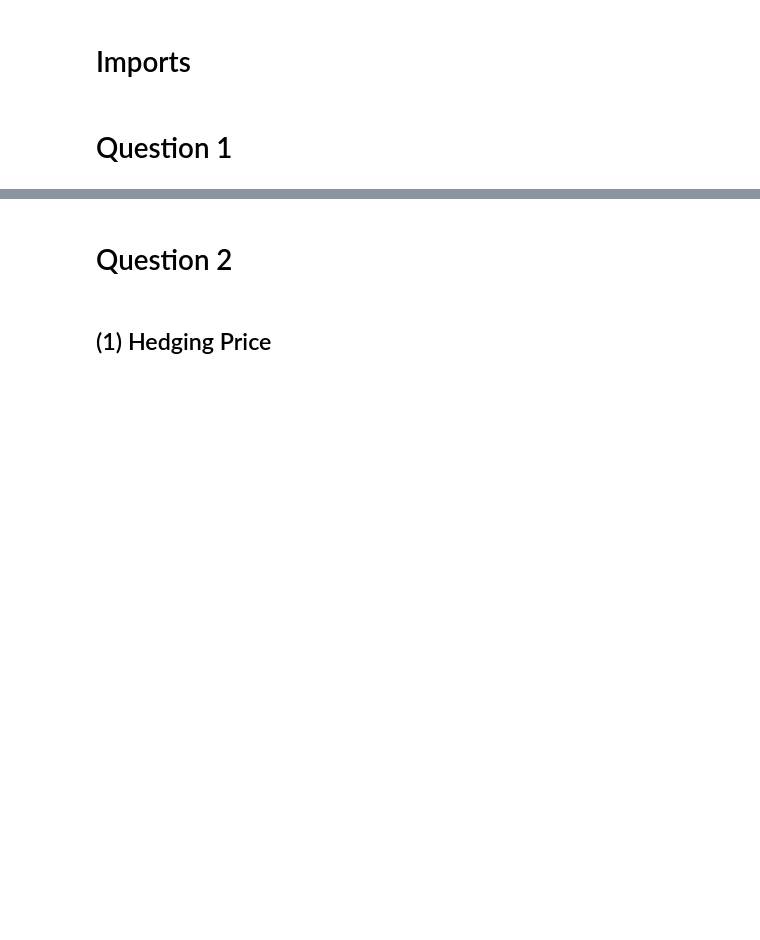
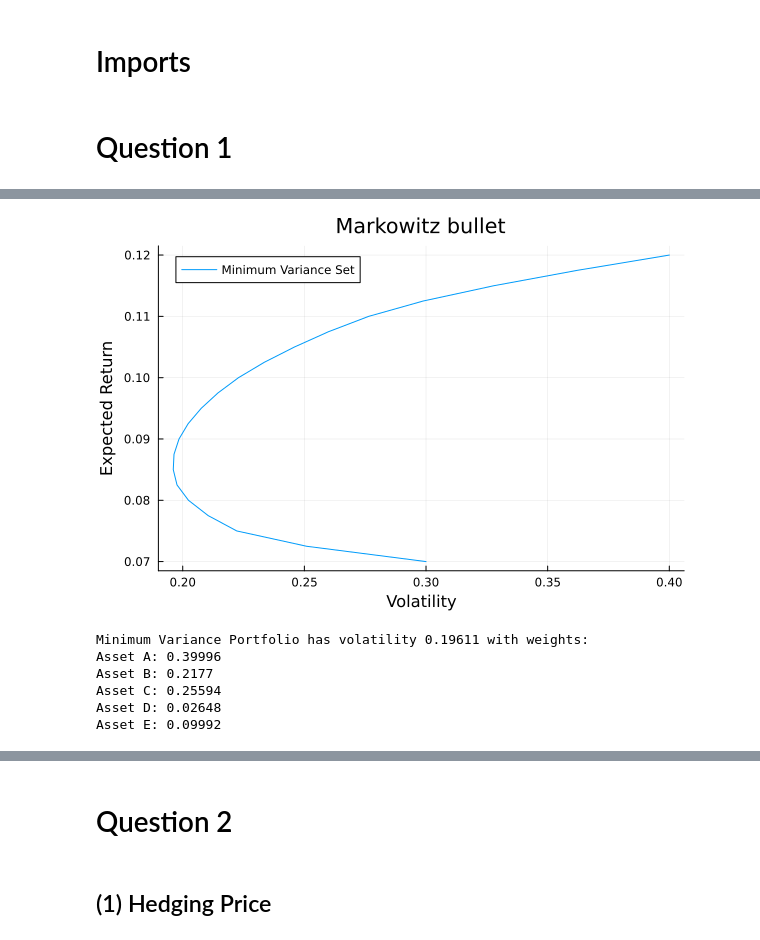
Before and after one commit to RowanHarley/JuliaAssignment1, a Jupyter notebook: Assignment 1 Final.ipynb, the cells around one changed output, grey strips where cells are left out. Saved outputs shown, nothing was run; the diff lists cells and outputs as text; code cells hidden in the pictures; blank space fills up the shorter version.

```diff
--- a/Assignment 1 Final.ipynb
+++ b/Assignment 1 Final.ipynb
@@ -93 +82,19 @@ This program contains Ipopt, a library for large-scale nonlinear optimization.
+# %%
+plot(mv_mat[:,2],mv_mat[:,1], title="Markowitz bullet", majorgrid=true, label = "Minimum Variance Set")
+xlabel!("Volatility")
+ylabel!("Expected Return")
+# %% [output]
+[figure, added]
+# %%
+_, idx = findmin(mv_mat[:, 2])
+AssetNames = ["A", "B", "C", "D", "E"]
+print("Minimum Variance Portfolio has volatility ", round(mv_mat[idx, 2], digits = 5), " with weights:\n",
+join([("Asset " * AssetNames[i] * ": "* string(round(w_opts[idx, i], digits = 5)) * "\n") for i in 1:5]))
+# %% [output]
+Minimum Variance Portfolio has volatility 0.19611 with weights:
+Asset A: 0.39996
+Asset B: 0.2177
+Asset C: 0.25594
+Asset D: 0.02648
+Asset E: 0.09992
 # %%
```
Also changed, not shown: parts of 11 cells of this notebook.
